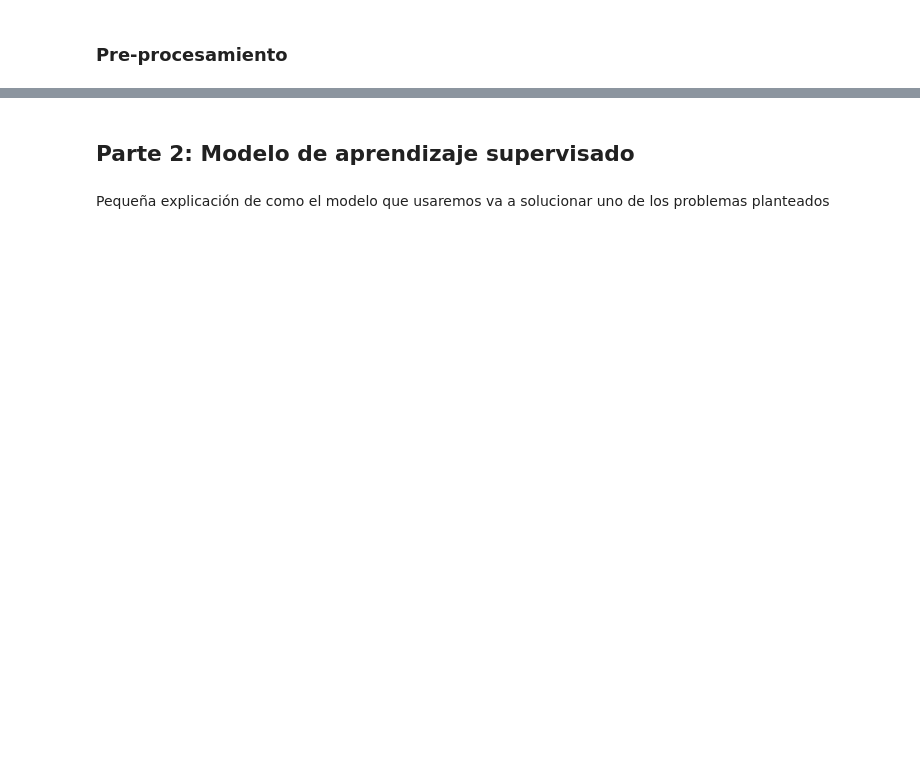
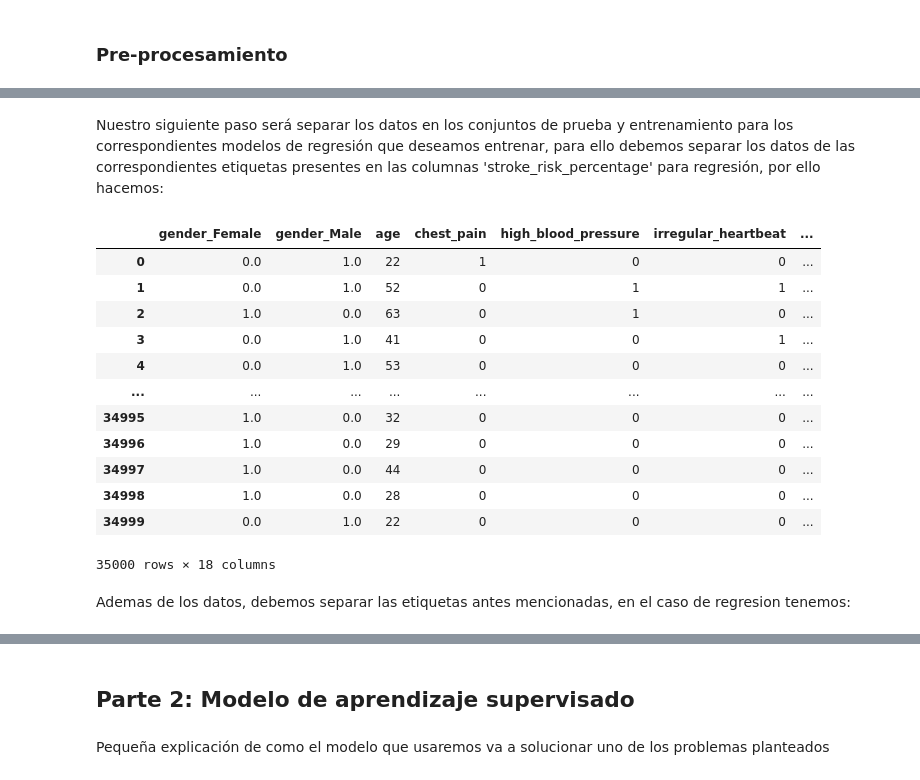
Before and after one commit to Morax19/ML_UCV, a Jupyter notebook: Proyecto1/ML_Proyecto1_DanielHernandez_JuanPRivas_JoinerRojas.ipynb, the cells around one changed output, grey strips where cells are left out. Saved outputs shown, nothing was run; the diff lists cells and outputs as text; code cells hidden in the pictures; blank space fills up the shorter version.

```diff
--- a/Proyecto1/ML_Proyecto1_DanielHernandez_JuanPRivas_JoinerRojas.ipynb
+++ b/Proyecto1/ML_Proyecto1_DanielHernandez_JuanPRivas_JoinerRojas.ipynb
@@ -36,0 +246,24 @@ En esta sección se hará las modificaciones necesarias al dataset mencionadas e
+# %% [markdown]
+Nuestro siguiente paso será separar los datos en los conjuntos de prueba y entrenamiento para los correspondientes modelos de regresión que deseamos entrenar, para ello debemos separar los datos de las correspondientes etiquetas presentes en las columnas 'stroke_risk_percentage' para regresión, por ello hacemos:
+# %%
+# Datos sin las etiquetas
+X = finalData.copy().drop(['stroke_risk_percentage', 'at_risk'],axis = 1)
+
+# Vista previa de los datos
+X
+# %% [output]
+|  | gender_Female | gender_Male | age | chest_pain | high_blood_pressure | irregular_heartbeat | ... |
+| 0 | 0.0 | 1.0 | 22 | 1 | 0 | 0 | ... |
+| 1 | 0.0 | 1.0 | 52 | 0 | 1 | 1 | ... |
+| 2 | 1.0 | 0.0 | 63 | 0 | 1 | 0 | ... |
+| 3 | 0.0 | 1.0 | 41 | 0 | 0 | 1 | ... |
+| 4 | 0.0 | 1.0 | 53 | 0 | 0 | 0 | ... |
+| ... | ... | ... | ... | ... | ... | ... | ... |
+| 34995 | 1.0 | 0.0 | 32 | 0 | 0 | 0 | ... |
+| 34996 | 1.0 | 0.0 | 29 | 0 | 0 | 0 | ... |
+| 34997 | 1.0 | 0.0 | 44 | 0 | 0 | 0 | ... |
+| 34998 | 1.0 | 0.0 | 28 | 0 | 0 | 0 | ... |
+| 34999 | 0.0 | 1.0 | 22 | 0 | 0 | 0 | ... |
+35000 rows × 18 columns
+# %% [markdown]
+Ademas de los datos, debemos separar las etiquetas antes mencionadas, en el caso de regresion tenemos:
```
Also changed, not shown: parts of 102 cells of this notebook.
